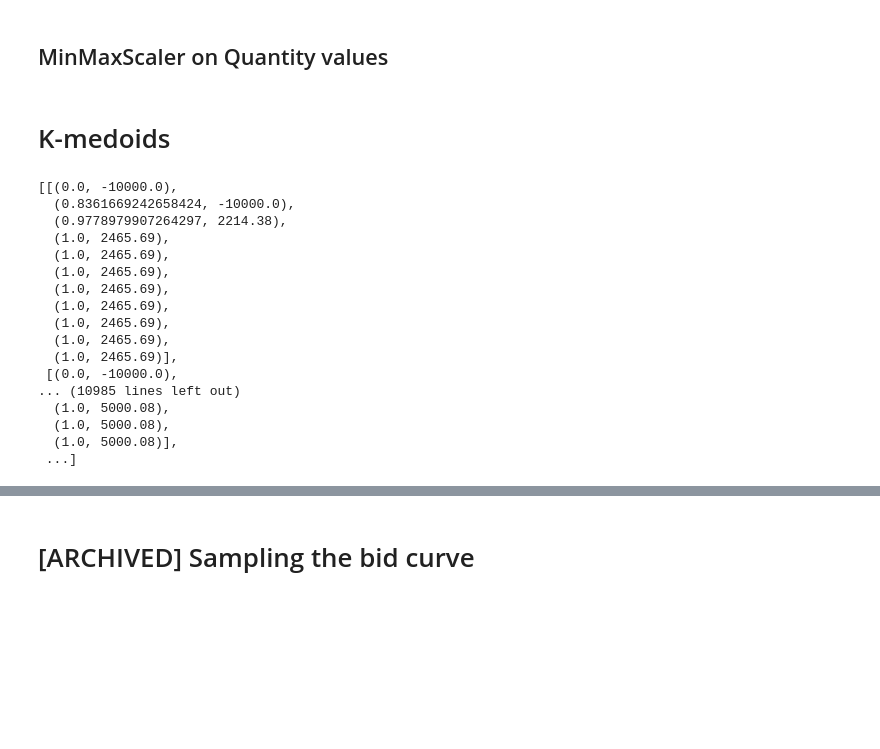
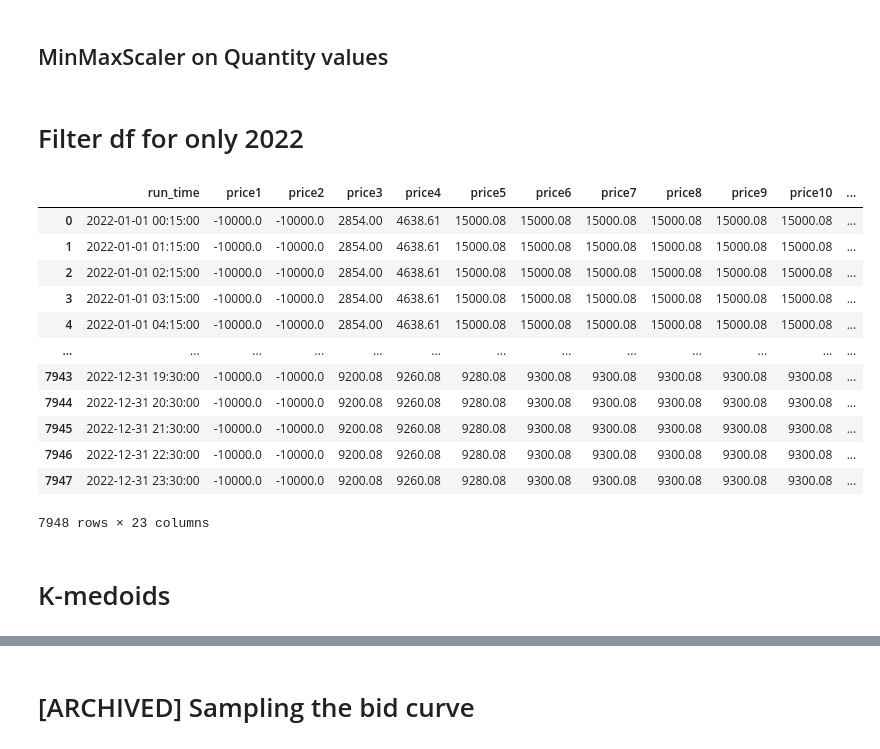
Before and after one commit to gbrosell/maroon-archers, a Jupyter notebook: K-medoids.ipynb, the cells around one changed output, grey strips where cells are left out. Cells and saved outputs as stored; diff of their text form; code cells hidden in the pictures; blank space fills up the shorter version.

```diff
--- a/K-medoids.ipynb
+++ b/K-medoids.ipynb
@@ -128,6 +128,29 @@ scaled_quantities = scaled_quantities.reshape(downsampled_df[quantity_columns].s
 
 # Update the DataFrame with the scaled values
 downsampled_df.loc[:, quantity_columns] = scaled_quantities
+# %% [markdown]
+# Filter df for only 2022
+# %%
+# Filter rows within the year 2022
+df_2022 = downsampled_df[(downsampled_df['run_time'] >= '2022-01-01') & (downsampled_df['run_time'] < '2023-01-01')]
+
+# Reset index
+df_2022 = df_2022.reset_index(drop=True)
+df_2022
+# %% [output]
+|  | run_time | price1 | price2 | price3 | price4 | price5 | price6 | price7 | price8 | price9 | price10 | ... |
+| 0 | 2022-01-01 00:15:00 | -10000.0 | -10000.0 | 2854.00 | 4638.61 | 15000.08 | 15000.08 | 15000.08 | 15000.08 | 15000.08 | 15000.08 | ... |
+| 1 | 2022-01-01 01:15:00 | -10000.0 | -10000.0 | 2854.00 | 4638.61 | 15000.08 | 15000.08 | 15000.08 | 15000.08 | 15000.08 | 15000.08 | ... |
+| 2 | 2022-01-01 02:15:00 | -10000.0 | -10000.0 | 2854.00 | 4638.61 | 15000.08 | 15000.08 | 15000.08 | 15000.08 | 15000.08 | 15000.08 | ... |
+| 3 | 2022-01-01 03:15:00 | -10000.0 | -10000.0 | 2854.00 | 4638.61 | 15000.08 | 15000.08 | 15000.08 | 15000.08 | 15000.08 | 15000.08 | ... |
+| 4 | 2022-01-01 04:15:00 | -10000.0 | -10000.0 | 2854.00 | 4638.61 | 15000.08 | 15000.08 | 15000.08 | 15000.08 | 15000.08 | 15000.08 | ... |
+| ... | ... | ... | ... | ... | ... | ... | ... | ... | ... | ... | ... | ... |
+| 7943 | 2022-12-31 19:30:00 | -10000.0 | -10000.0 | 9200.08 | 9260.08 | 9280.08 | 9300.08 | 9300.08 | 9300.08 | 9300.08 | 9300.08 | ... |
+| 7944 | 2022-12-31 20:30:00 | -10000.0 | -10000.0 | 9200.08 | 9260.08 | 9280.08 | 9300.08 | 9300.08 | 9300.08 | 9300.08 | 9300.08 | ... |
+| 7945 | 2022-12-31 21:30:00 | -10000.0 | -10000.0 | 9200.08 | 9260.08 | 9280.08 | 9300.08 | 9300.08 | 9300.08 | 9300.08 | 9300.08 | ... |
+| 7946 | 2022-12-31 22:30:00 | -10000.0 | -10000.0 | 9200.08 | 9260.08 | 9280.08 | 9300.08 | 9300.08 | 9300.08 | 9300.08 | 9300.08 | ... |
+| 7947 | 2022-12-31 23:30:00 | -10000.0 | -10000.0 | 9200.08 | 9260.08 | 9280.08 | 9300.08 | 9300.08 | 9300.08 | 9300.08 | 9300.08 | ... |
+7948 rows × 23 columns
 # %% [markdown]
 # K-medoids
 # %%
@@ -147,23 +170,3 @@ def create_stepwise_curves(prices, quantities):
     return step_curves
 
 step_curves = create_stepwise_curves(prices, quantities)
-# %%
-step_curves
-# %% [output]
-[[(0.0, -10000.0),
-  (0.8361669242658424, -10000.0),
-  (0.9778979907264297, 2214.38),
-  (1.0, 2465.69),
-  (1.0, 2465.69),
-  (1.0, 2465.69),
-  (1.0, 2465.69),
-  (1.0, 2465.69),
-  (1.0, 2465.69),
-  (1.0, 2465.69),
-  (1.0, 2465.69)],
- [(0.0, -10000.0),
-... (10985 lines left out)
-  (1.0, 5000.08),
-  (1.0, 5000.08),
-  (1.0, 5000.08)],
- ...]
```
Also changed, not shown: parts of 34 cells of this notebook.
